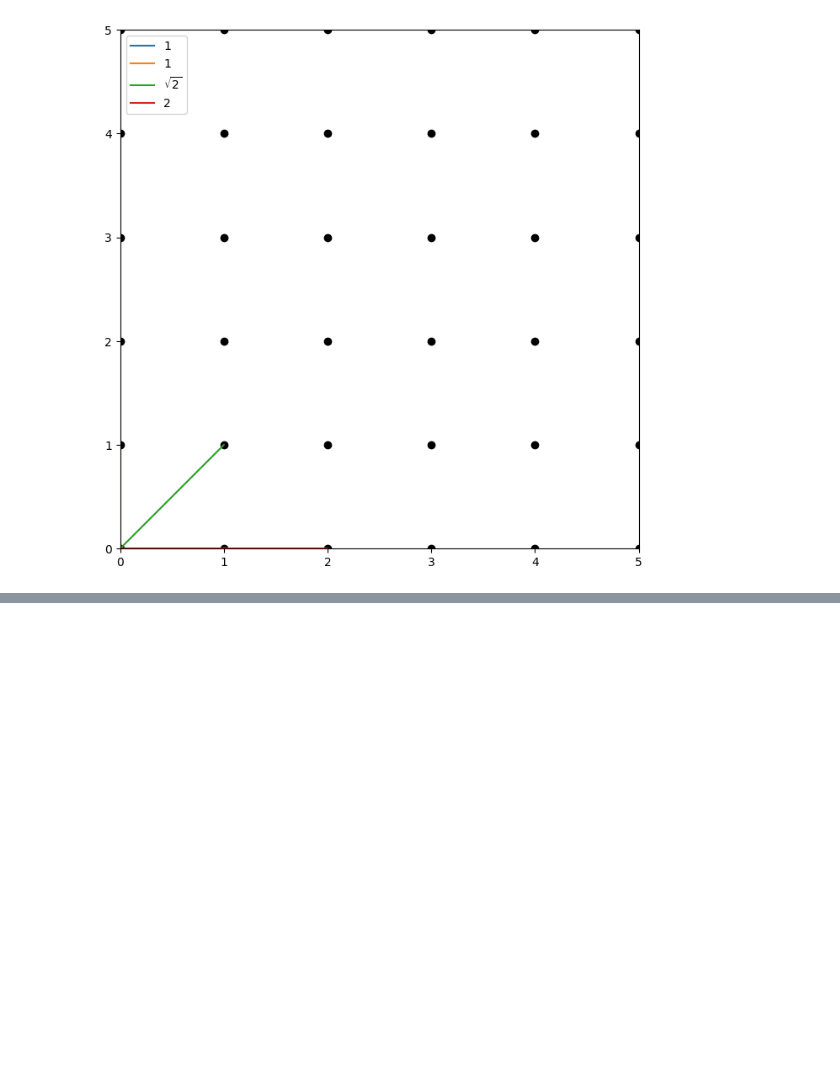
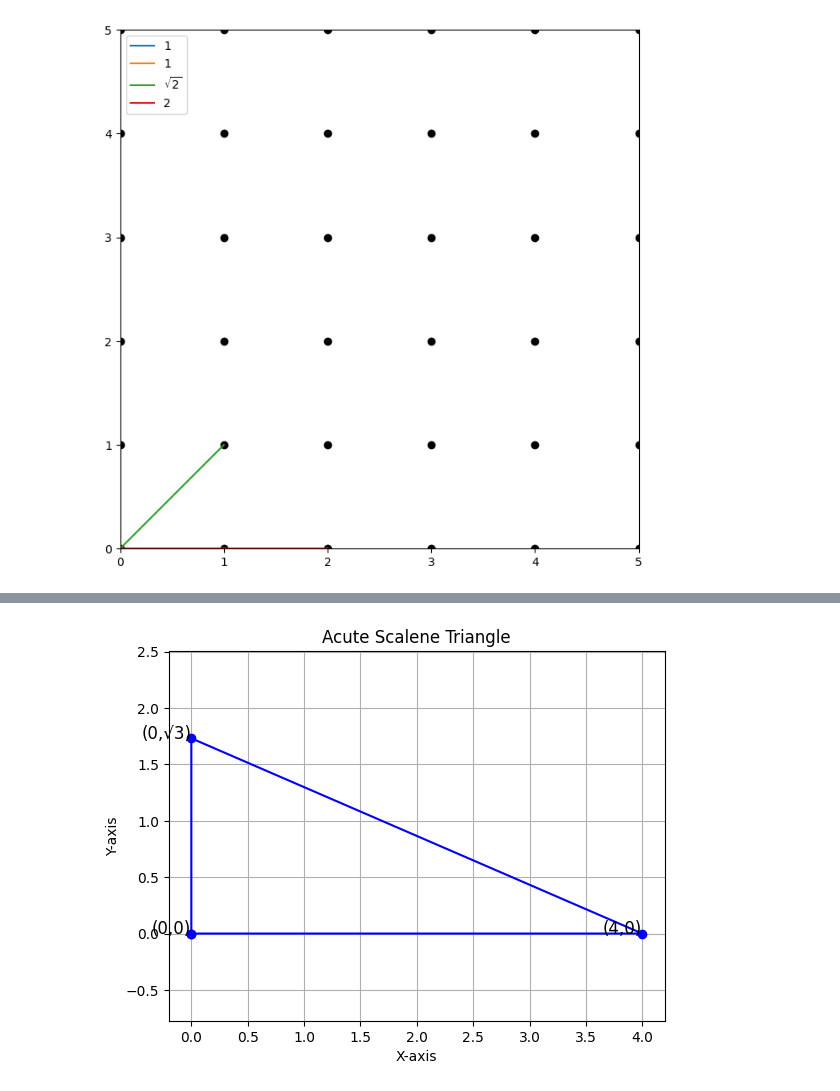
Before and after one commit to rtrochepy/machine_learning, a Jupyter notebook: triangulos.ipynb, the cells around one changed output, grey strips where cells are left out. Cells and saved outputs as stored; diff of their text form; code cells hidden in the pictures; blank space fills up the shorter version.

```diff
--- a/triangulos.ipynb
+++ b/triangulos.ipynb
@@ -159,0 +160,23 @@ obtuse_isosceles()
+# %%
+# Puntos del triángulo
+x = [0, 4, 0, 0]  # Agregamos el punto inicial al final para cerrar el triángulo
+y = [0, 0, np.sqrt(3), 0]
+
+# Crear la figura y el eje
+fig, ax = plt.subplots()
+ax.plot(x, y, '-o', color='blue')  # Líneas y puntos azules
+
+# Etiquetas de los puntos
+for i, txt in enumerate(["(0,0)", "(4,0)", "(0,√3)"]):
+    ax.annotate(txt, (x[i], y[i]), fontsize=12, ha='right')
+
+# Configuraciones del gráfico
+ax.set_title('Acute Scalene Triangle')
+ax.set_xlabel('X-axis')
+ax.set_ylabel('Y-axis')
+ax.grid(True)
+ax.axis('equal')  # Hacer que los ejes tengan la misma escala
+
+plt.show()
+# %% [output]
+[figure, added]
```
Also changed, not shown: parts of 2 cells of this notebook.
